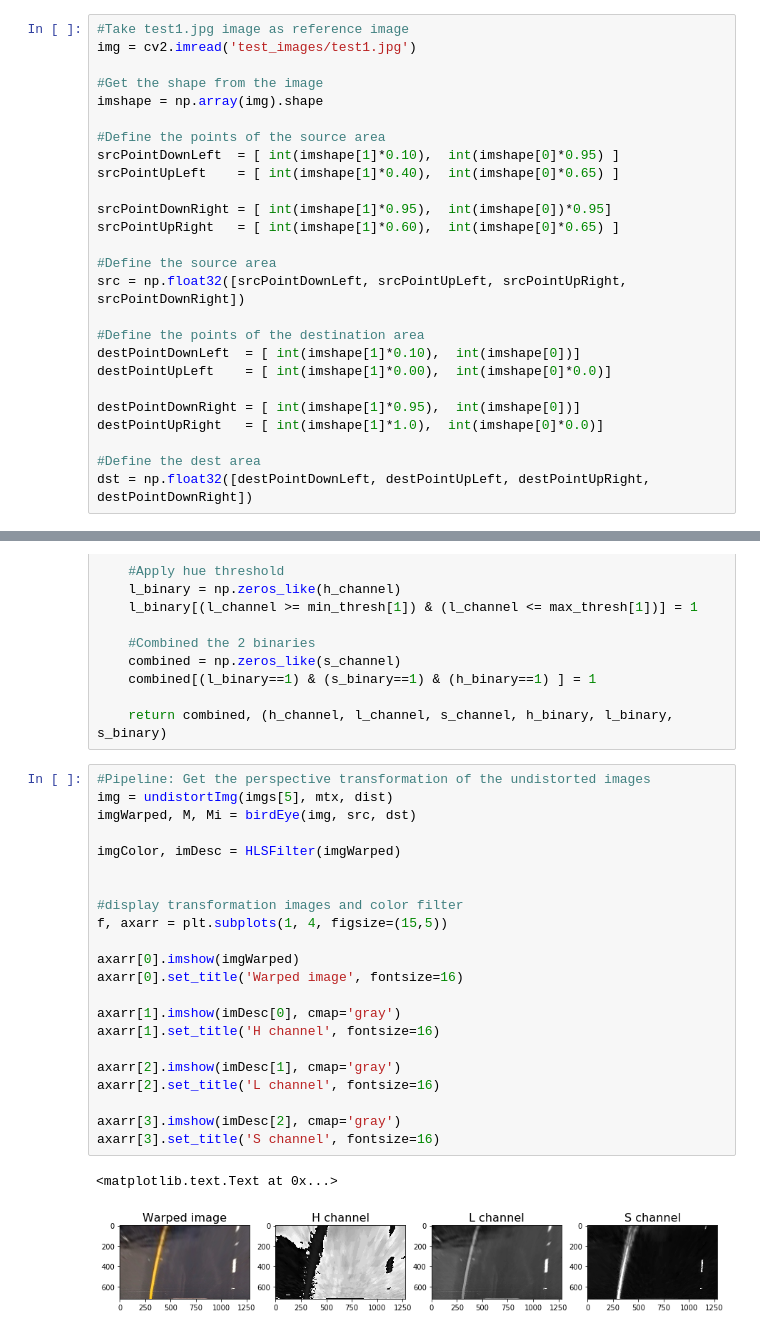
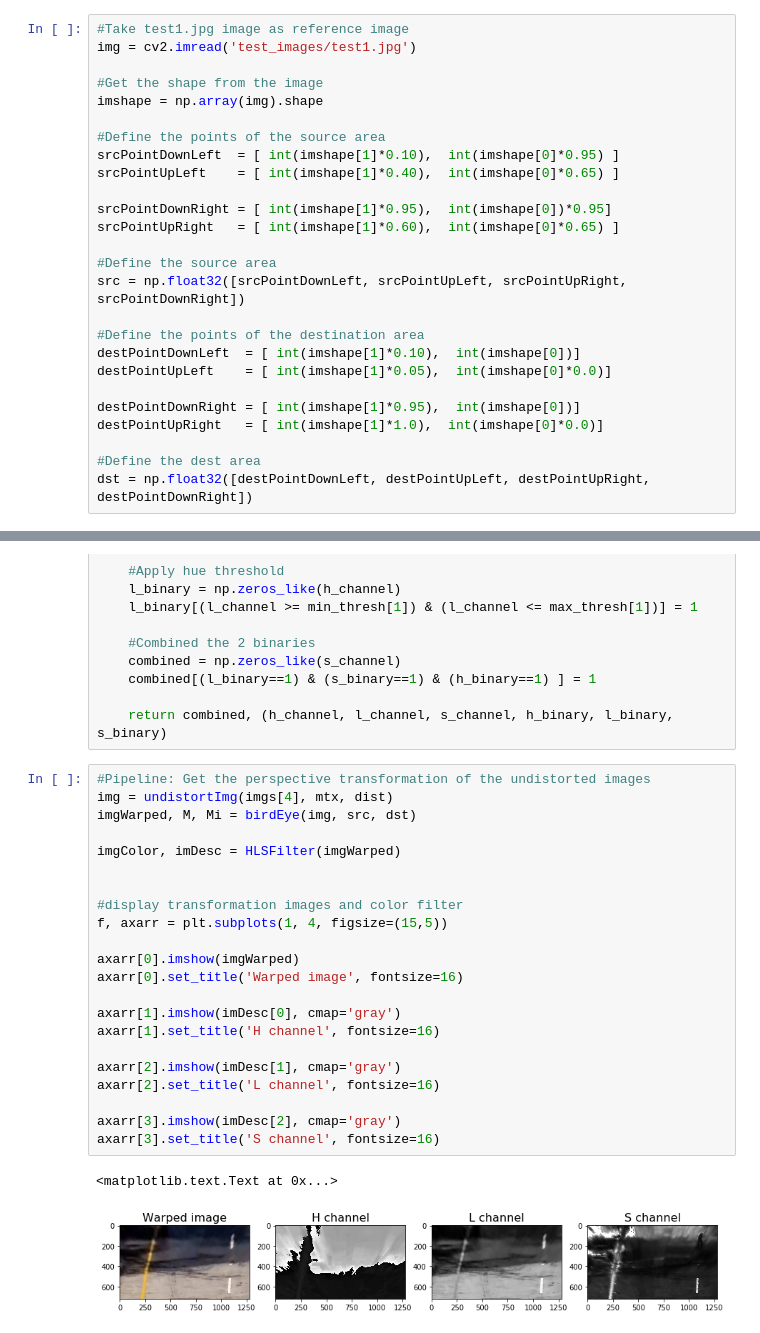
Before and after one commit to edgarcgarzon/CarND-Advanced-Lane-Lines-P4, a Jupyter notebook: AdvancedLaneLines.ipynb, the cells around one changed output, grey strips where cells are left out. Cells and saved outputs as stored; diff of their text form.

```diff
--- a/AdvancedLaneLines.ipynb
+++ b/AdvancedLaneLines.ipynb
@@ -135,7 +135,7 @@ src = np.float32([srcPointDownLeft, srcPointUpLeft, srcPointUpRight, srcPointDow
 
 #Define the points of the destination area
 destPointDownLeft  = [ int(imshape[1]*0.10),  int(imshape[0])]
-destPointUpLeft    = [ int(imshape[1]*0.00),  int(imshape[0]*0.0)]
+destPointUpLeft    = [ int(imshape[1]*0.05),  int(imshape[0]*0.0)]
 
 destPointDownRight = [ int(imshape[1]*0.95),  int(imshape[0])]
 destPointUpRight   = [ int(imshape[1]*1.0),  int(imshape[0]*0.0)]
@@ -236,29 +236,29 @@ def HLSFilter(img, min_thresh=(0, 20, 30), max_thresh=(50, 170, 255)):
     return combined, (h_channel, l_channel, s_channel, h_binary, l_binary, s_binary)
 # %%
 #Pipeline: Get the perspective transformation of the undistorted images
-img = undistortImg(imgs[5], mtx, dist)
+img = undistortImg(imgs[4], mtx, dist)
 imgWarped, M, Mi = birdEye(img, src, dst)
 
 imgColor, imDesc = HLSFilter(imgWarped)
 
 
 #display transformation images and color filter
 f, axarr = plt.subplots(1, 4, figsize=(15,5))
 
 axarr[0].imshow(imgWarped)
 axarr[0].set_title('Warped image', fontsize=16)
 
 axarr[1].imshow(imDesc[0], cmap='gray')
 axarr[1].set_title('H channel', fontsize=16)
 
 axarr[2].imshow(imDesc[1], cmap='gray')
 axarr[2].set_title('L channel', fontsize=16)
 
 axarr[3].imshow(imDesc[2], cmap='gray')
 axarr[3].set_title('S channel', fontsize=16)
 # %% [output]
 <matplotlib.text.Text at 0x...>
-[figure, old version]
+[figure, new version]
 # %%
 #Color mask
 sensitivity = 45
```
Also changed, not shown: parts of 19 cells of this notebook.
